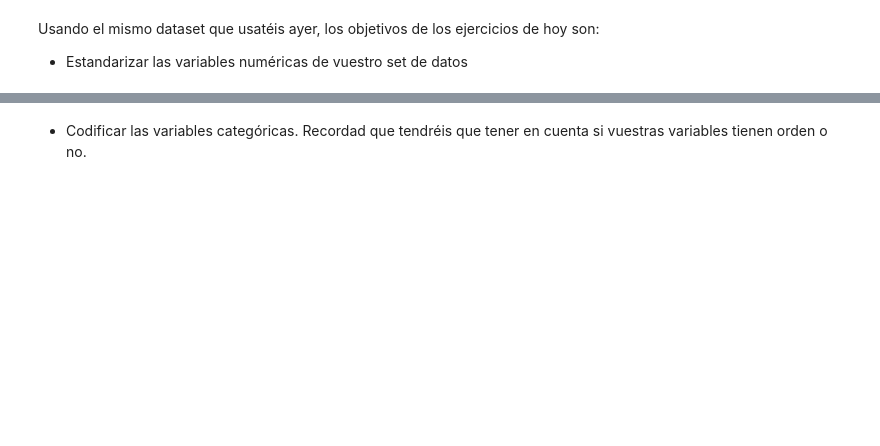
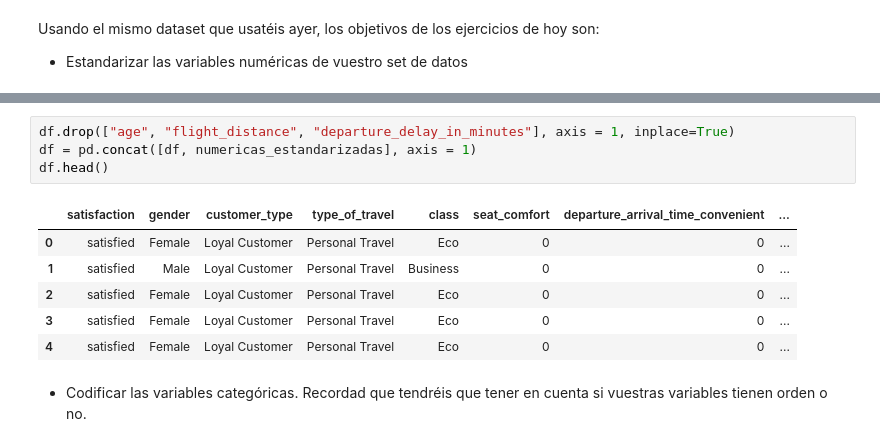
Before and after one commit to Adalab/promo-d-da-modulo3-sprint1-elisa-lidya, a Jupyter notebook: regresion-logistica/II-pair-regresion-logistica-Preprocesado.ipynb, the cells around one changed output, grey strips where cells are left out. Saved outputs shown, nothing was run; the diff lists cells and outputs as text; blank space fills up the shorter version.

```diff
--- a/regresion-logistica/II-pair-regresion-logistica-Preprocesado.ipynb
+++ b/regresion-logistica/II-pair-regresion-logistica-Preprocesado.ipynb
@@ -45,2 +68,13 @@ Usando el mismo dataset que usatéis ayer, los objetivos de los ejercicios de ho
+# %%
+df.drop(["age", "flight_distance", "departure_delay_in_minutes"], axis = 1, inplace=True)
+df = pd.concat([df, numericas_estandarizadas], axis = 1)
+df.head()
+# %% [output]
+|  | satisfaction | gender | customer_type | type_of_travel | class | seat_comfort | departure_arrival_time_convenient | ... |
+| 0 | satisfied | Female | Loyal Customer | Personal Travel | Eco | 0 | 0 | ... |
+| 1 | satisfied | Male | Loyal Customer | Personal Travel | Business | 0 | 0 | ... |
+| 2 | satisfied | Female | Loyal Customer | Personal Travel | Eco | 0 | 0 | ... |
+| 3 | satisfied | Female | Loyal Customer | Personal Travel | Eco | 0 | 0 | ... |
+| 4 | satisfied | Female | Loyal Customer | Personal Travel | Eco | 0 | 0 | ... |
 # %% [markdown]
 - Codificar las variables categóricas. Recordad que tendréis que tener en cuenta si vuestras variables tienen orden o no.
```
Also changed, not shown: parts of 20 cells of this notebook, 4 other files.
